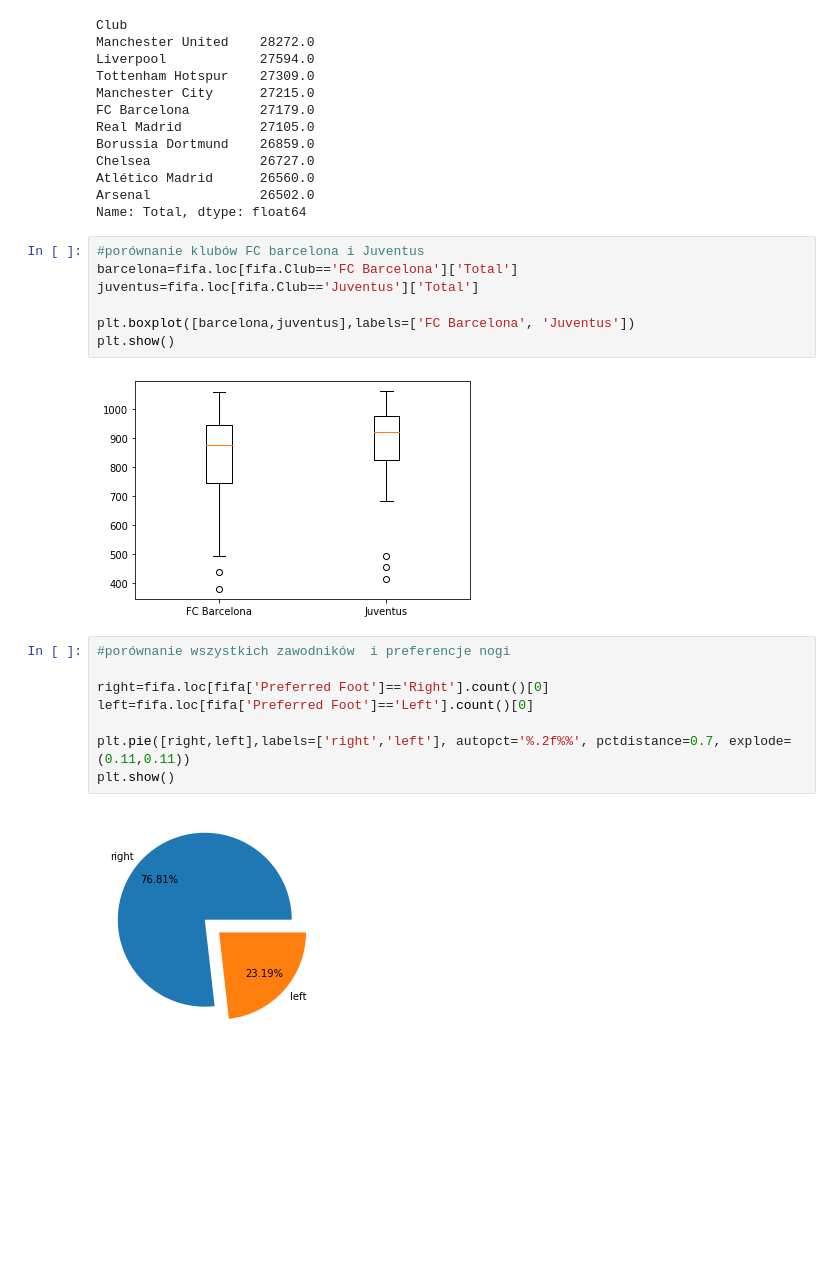
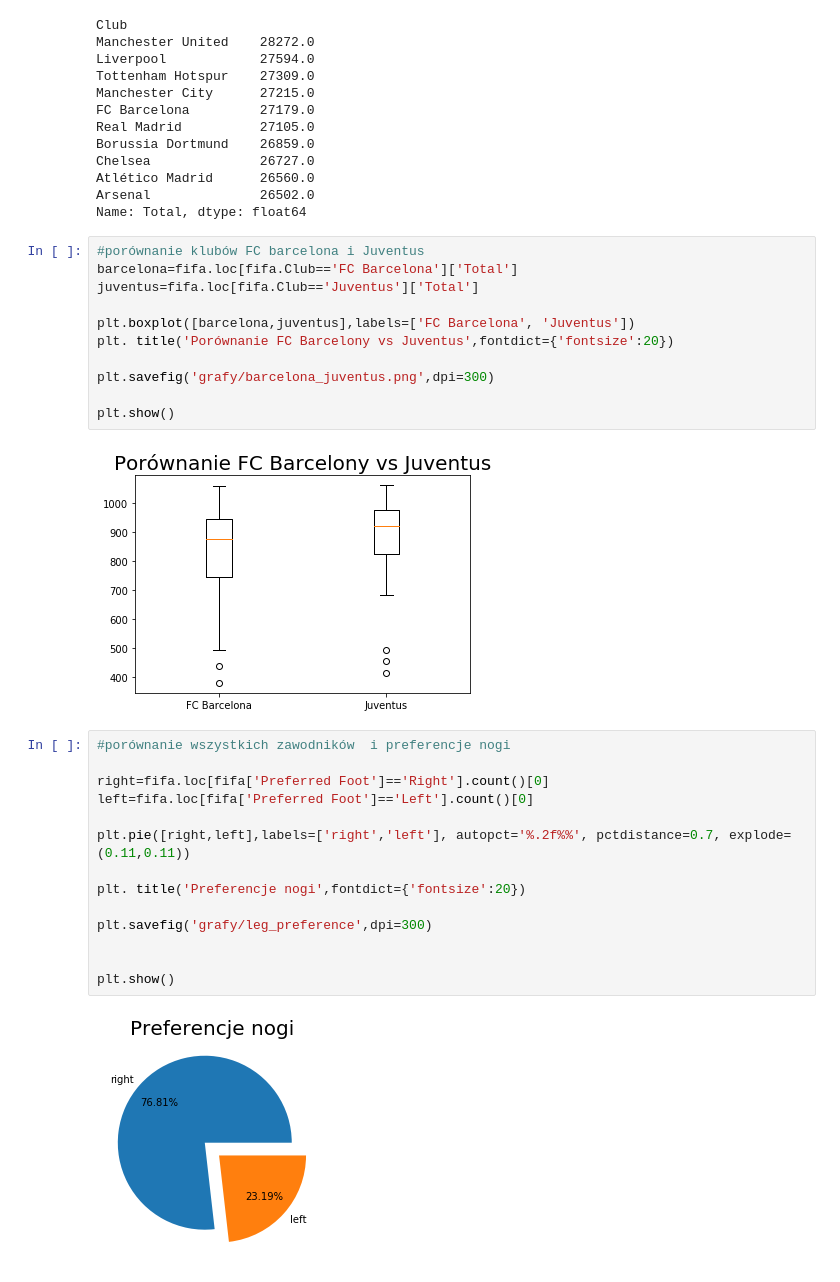
Before and after one commit to Patmik/CV, a Jupyter notebook: Fifa/Analiza fifa.ipynb, the cells around one changed output. Drawn from its saved outputs; the diff is of its cells as text; blank space fills up the shorter version.

```diff
--- a/Fifa/Analiza fifa.ipynb
+++ b/Fifa/Analiza fifa.ipynb
@@ -164,19 +164,29 @@ barcelona=fifa.loc[fifa.Club=='FC Barcelona']['Total']
 juventus=fifa.loc[fifa.Club=='Juventus']['Total']
 
 plt.boxplot([barcelona,juventus],labels=['FC Barcelona', 'Juventus'])
+plt. title('Porównanie FC Barcelony vs Juventus',fontdict={'fontsize':20})
+
+plt.savefig('grafy/barcelona_juventus.png',dpi=300)
+
 plt.show()
 # %% [output]
-[figure, old version]
+[figure, new version]
 # %%
 #porównanie wszystkich zawodników  i preferencje nogi
 
 right=fifa.loc[fifa['Preferred Foot']=='Right'].count()[0]
 left=fifa.loc[fifa['Preferred Foot']=='Left'].count()[0]
 
 plt.pie([right,left],labels=['right','left'], autopct='%.2f%%', pctdistance=0.7, explode=(0.11,0.11))
+
+plt. title('Preferencje nogi',fontdict={'fontsize':20})
+
+plt.savefig('grafy/leg_preference',dpi=300)
+
+
 plt.show()
 # %% [output]
-[figure, old version]
+[figure, new version]
 # %%
 fifa.Value=[str(x.strip('K'))if type(x)==str else x for x in fifa.Value]
 fifa.Value=[str(x.strip('M'))if type(x)==str else x for x in fifa.Value]
```
Also changed, not shown: parts of 2 cells of this notebook, 17 other files.
